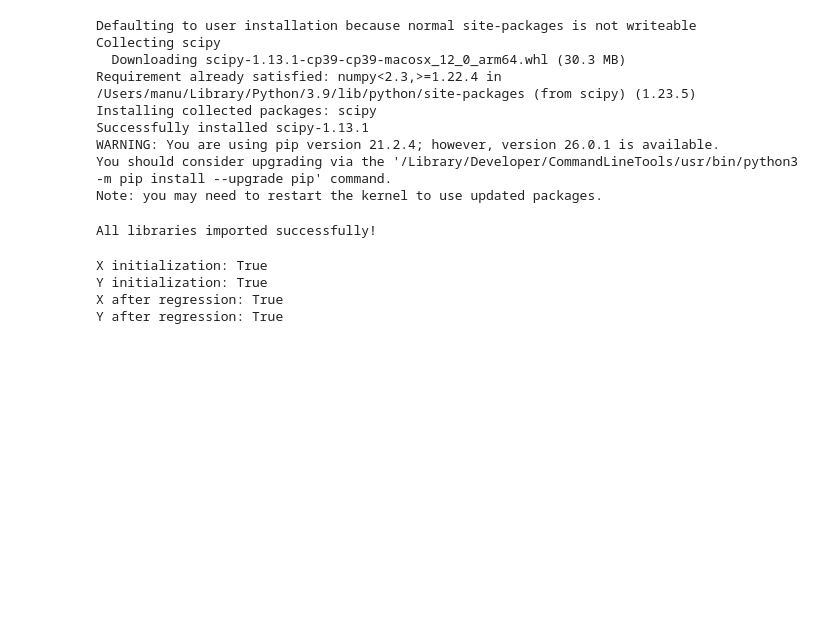
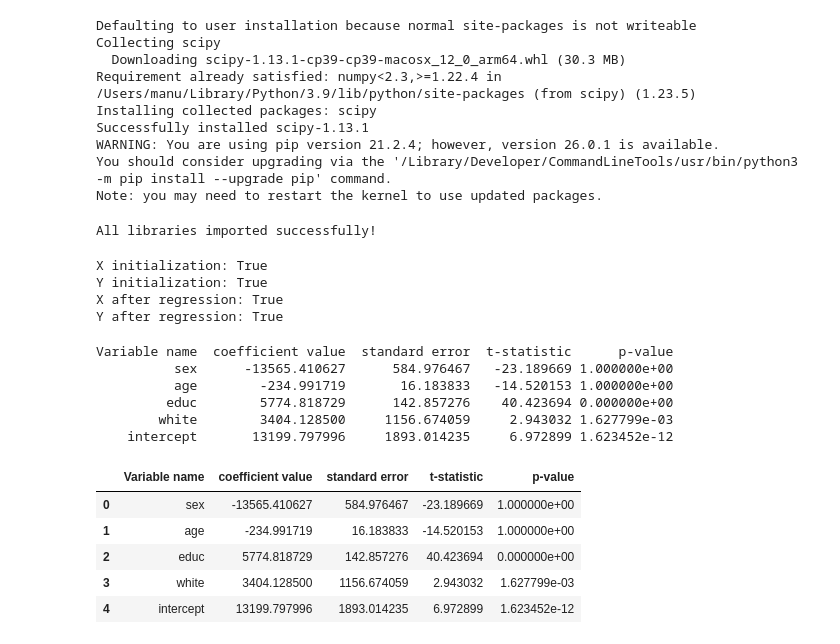
Before and after one commit to Manalikate/econ8320-assignment-08, a Jupyter notebook: Lesson.ipynb, the cells around one changed output. Cells and saved outputs as stored; diff of their text form; code cells hidden in the pictures; blank space fills up the shorter version.

```diff
--- a/Lesson.ipynb
+++ b/Lesson.ipynb
@@ -510,3 +501,26 @@ X initialization: True
 Y initialization: True
 X after regression: True
 Y after regression: True
+# %%
+data = pd.read_csv("tests/files/assignment8Data.csv")
+
+x = data[["sex", "age", "educ", "white"]]
+y = data["incwage"]
+
+reg = RegressionModel(x, y, create_intercept=True)
+
+reg.ols_regression()
+reg.summary()
+# %% [output]
+Variable name  coefficient value  standard error  t-statistic      p-value
+          sex      -13565.410627      584.976467   -23.189669 1.000000e+00
+          age        -234.991719       16.183833   -14.520153 1.000000e+00
+         educ        5774.818729      142.857276    40.423694 0.000000e+00
+        white        3404.128500     1156.674059     2.943032 1.627799e-03
+    intercept       13199.797996     1893.014235     6.972899 1.623452e-12
+|  | Variable name | coefficient value | standard error | t-statistic | p-value |
+| 0 | sex | -13565.410627 | 584.976467 | -23.189669 | 1.000000e+00 |
+| 1 | age | -234.991719 | 16.183833 | -14.520153 | 1.000000e+00 |
+| 2 | educ | 5774.818729 | 142.857276 | 40.423694 | 0.000000e+00 |
+| 3 | white | 3404.128500 | 1156.674059 | 2.943032 | 1.627799e-03 |
+| 4 | intercept | 13199.797996 | 1893.014235 | 6.972899 | 1.623452e-12 |
```
Also changed, not shown: parts of 1 cell of this notebook.
